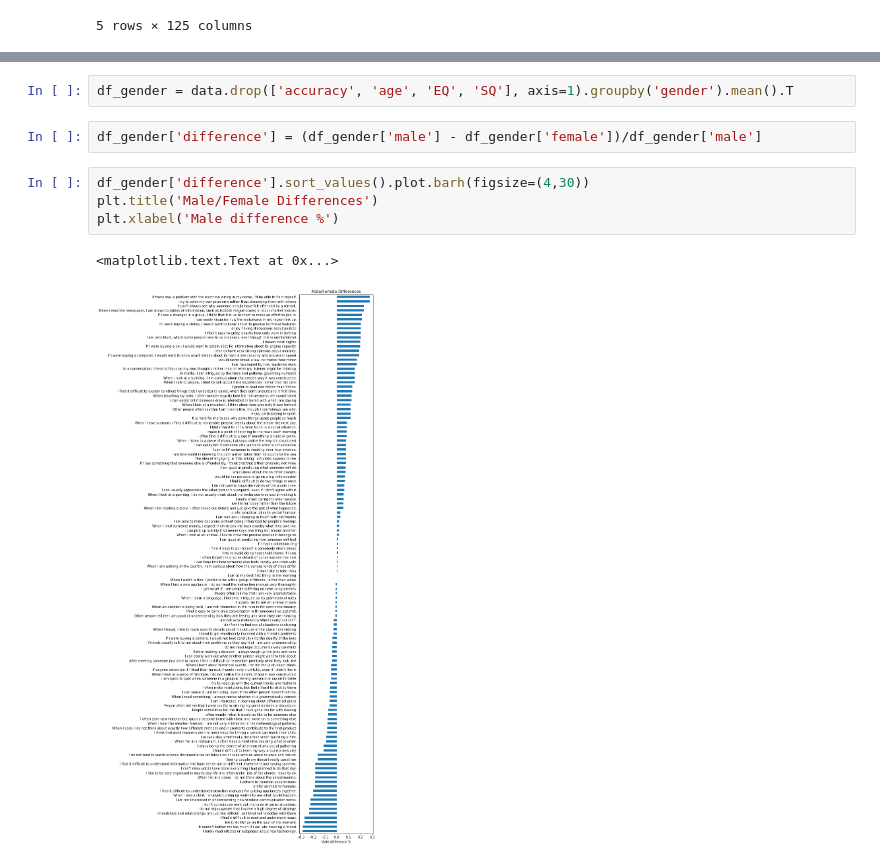
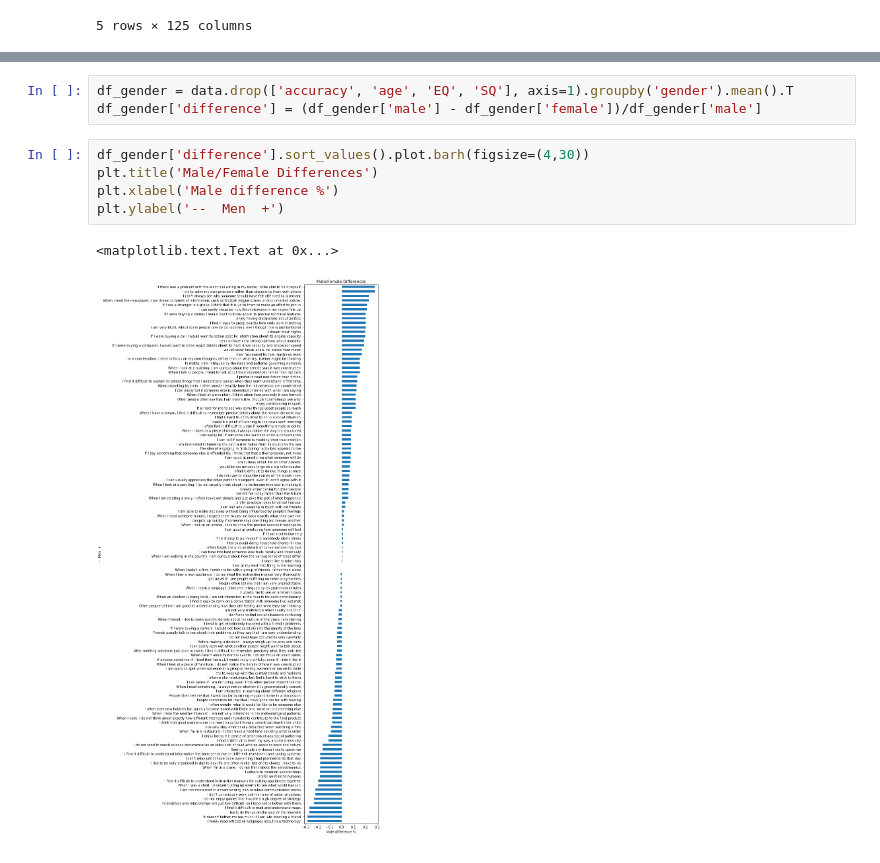
Before and after one commit to vincefav/systemizing-empathizing, a Jupyter notebook: Systemizing and Empathizing.ipynb, the cells around one changed output, grey strips where cells are left out. Cells and saved outputs as stored; diff of their text form.

```diff
--- a/Systemizing and Empathizing.ipynb
+++ b/Systemizing and Empathizing.ipynb
@@ -46,11 +65,11 @@ data.head()
 # %%
 df_gender = data.drop(['accuracy', 'age', 'EQ', 'SQ'], axis=1).groupby('gender').mean().T
+df_gender['difference'] = (df_gender['male'] - df_gender['female'])/df_gender['male']
-# %%
-df_gender['difference'] = (df_gender['male'] - df_gender['female'])/df_gender['male']
 # %%
 df_gender['difference'].sort_values().plot.barh(figsize=(4,30))
 plt.title('Male/Female Differences')
 plt.xlabel('Male difference %')
+plt.ylabel('--  Men  +')
 # %% [output]
 <matplotlib.text.Text at 0x...>
-[figure, old version]
+[figure, new version]
```
Also changed, not shown: parts of 13 cells of this notebook.
